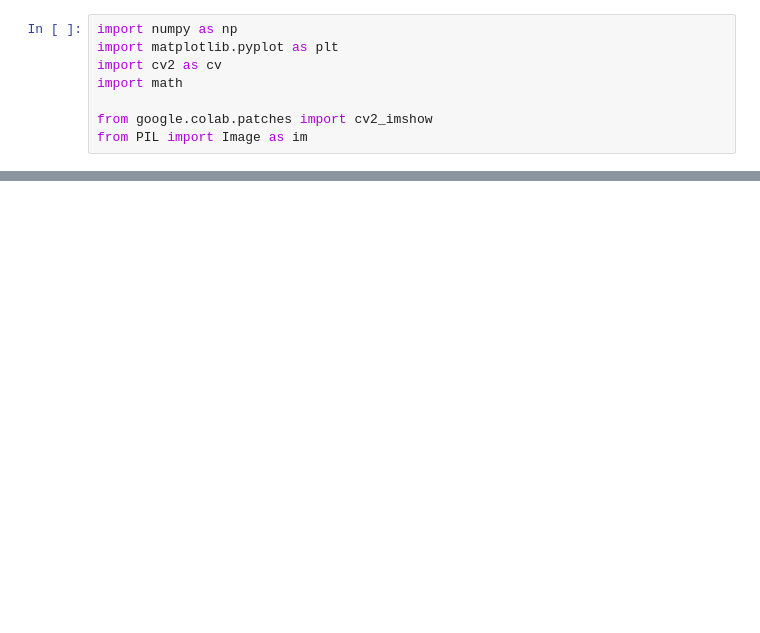
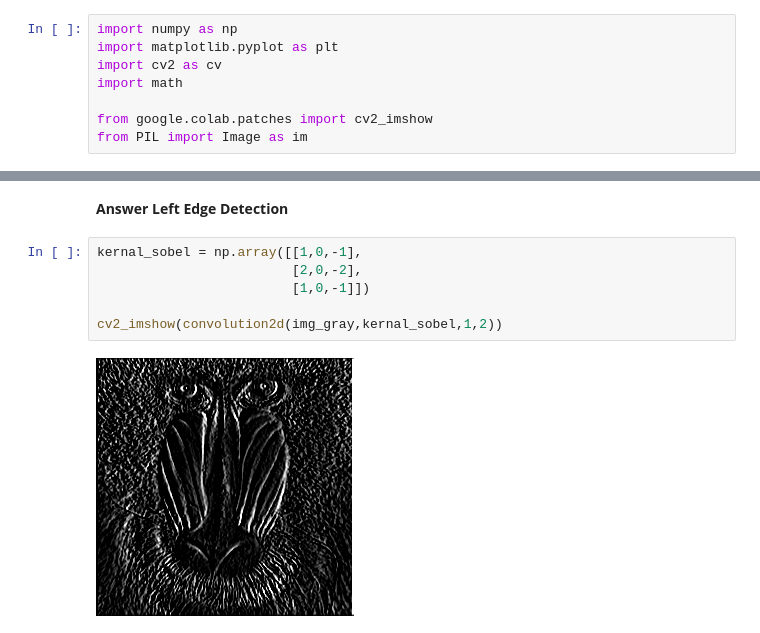
Before and after one commit to Raihandany/PCVK_Ganjil_2023, a Jupyter notebook: Week7_PCVK_2023.ipynb, the cells around one changed output, grey strips where cells are left out. Cells and saved outputs as stored; diff of their text form; blank space fills up the shorter version.

```diff
--- a/Week7_PCVK_2023.ipynb
+++ b/Week7_PCVK_2023.ipynb
@@ -46,0 +87,10 @@ plt.show()
+# %% [markdown]
+**Answer Left Edge Detection**
+# %%
+kernal_sobel = np.array([[1,0,-1],
+                         [2,0,-2],
+                         [1,0,-1]])
+
+cv2_imshow(convolution2d(img_gray,kernal_sobel,1,2))
+# %% [output]
+[figure, added]
```
Also changed, not shown: parts of 22 cells of this notebook.
